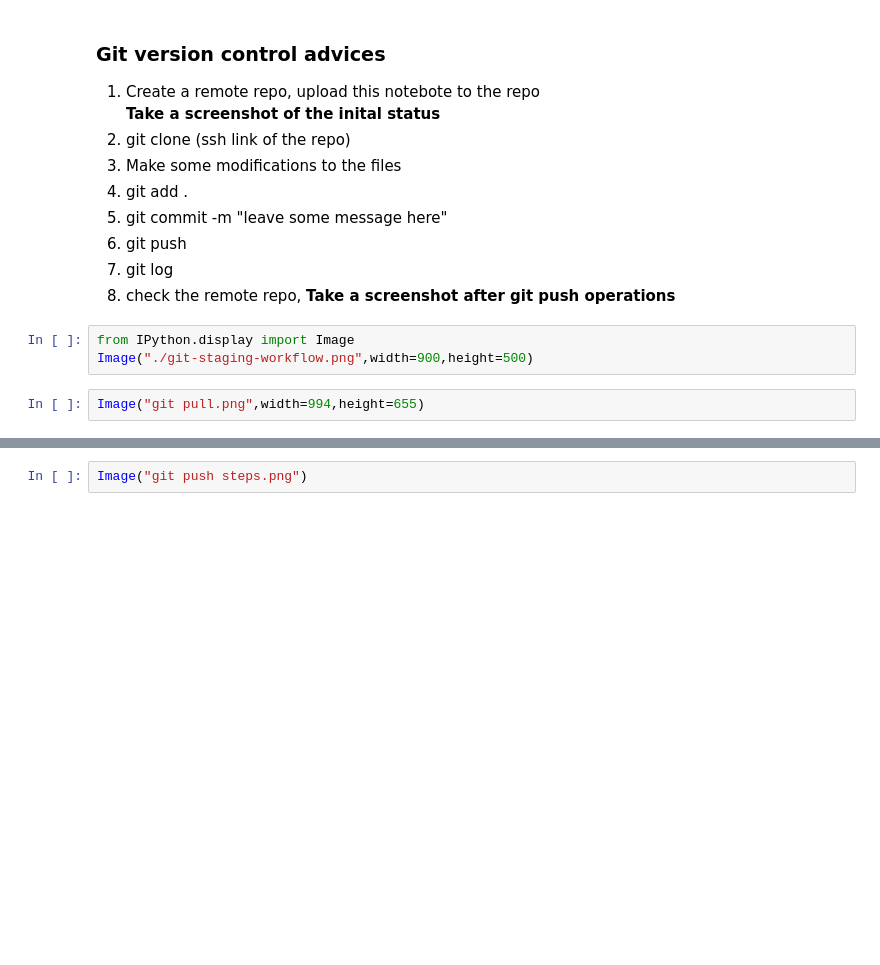
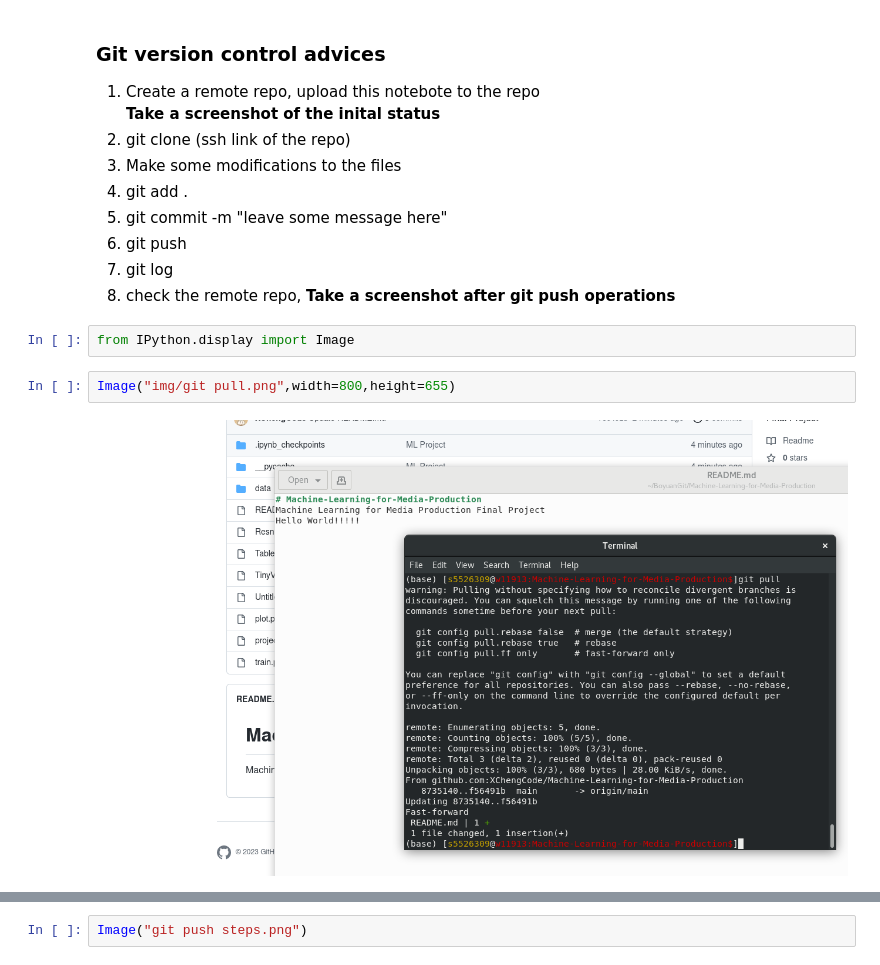
Before and after one commit to XChengCode/Machine-Learning-for-Media-Production, a Jupyter notebook: project.ipynb, the cells around one changed output, grey strips where cells are left out. Cells and saved outputs as stored; diff of their text form; blank space fills up the shorter version.

```diff
--- a/project.ipynb
+++ b/project.ipynb
@@ -975,7 +992,8 @@ Please insert an image in the cell to show your git log
 8. check the remote repo, **Take a screenshot after git push operations**
 # %%
 from IPython.display import Image
-Image("./git-staging-workflow.png",width=900,height=500)
 # %%
-Image("git pull.png",width=994,height=655)
+Image("img/git pull.png",width=800,height=655)
+# %% [output]
+[figure, added]
 # %%
```
Also changed, not shown: parts of 25 cells of this notebook, 5 other files.
